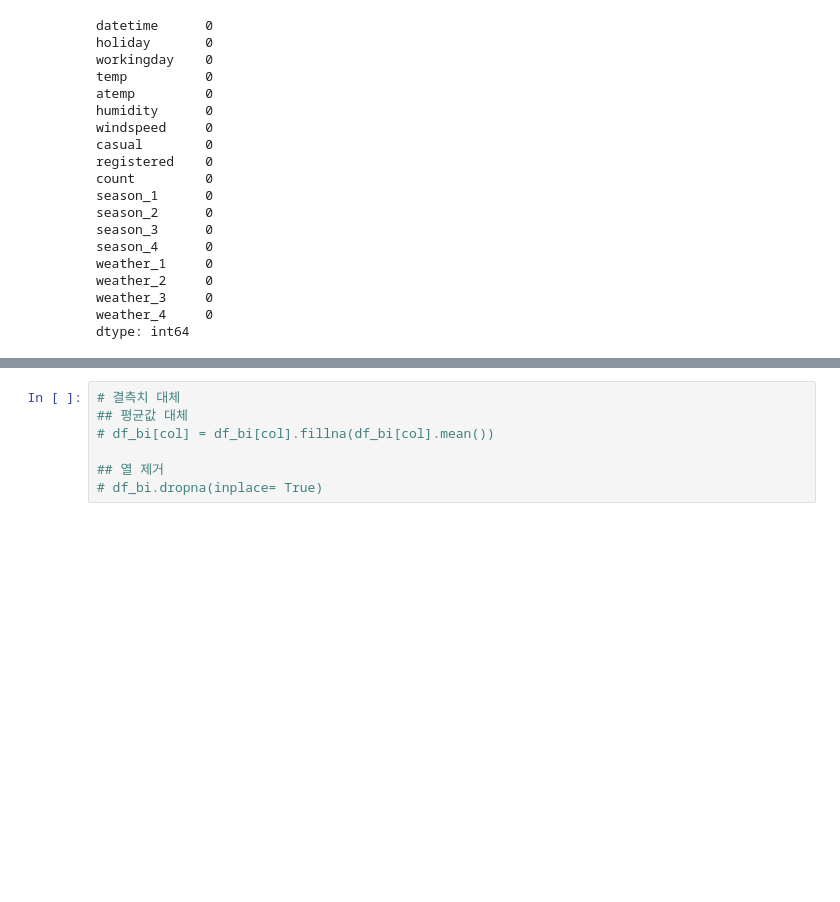
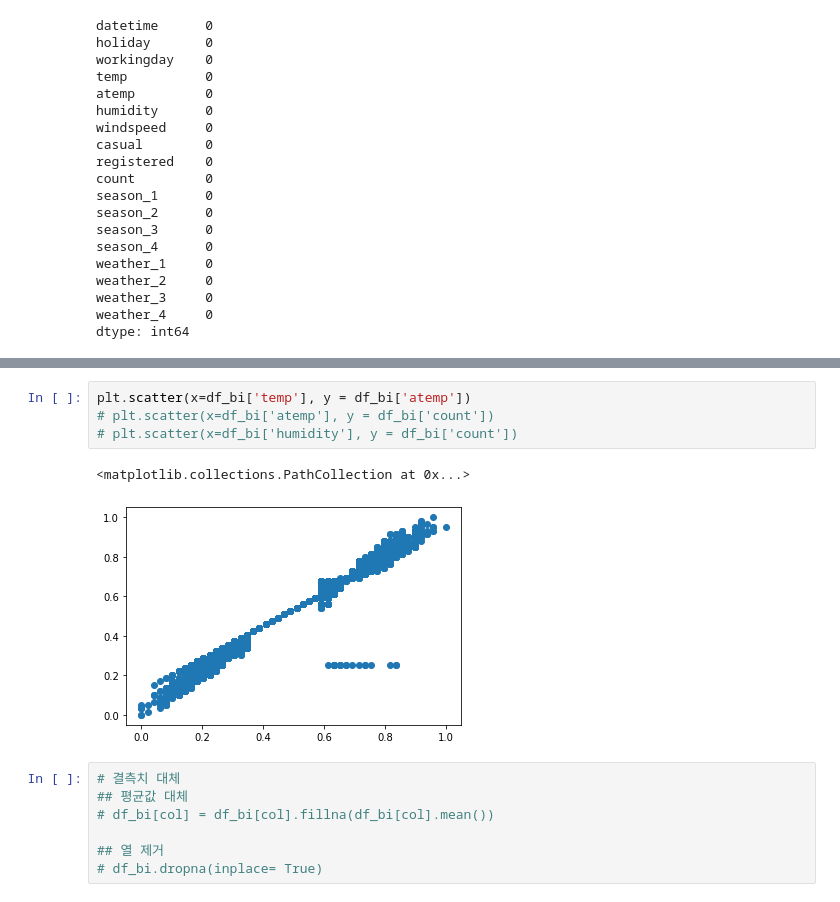
Before and after one commit to datacampic/ML, a Jupyter notebook: 손학영/Preprocessing.ipynb, the cells around one changed output, grey strips where cells are left out. Saved outputs shown, nothing was run; the diff lists cells and outputs as text; blank space fills up the shorter version.

```diff
--- a/손학영/Preprocessing.ipynb
+++ b/손학영/Preprocessing.ipynb
@@ -253,3 +270,10 @@ dtype: int64
+# %%
+plt.scatter(x=df_bi['temp'], y = df_bi['atemp'])
+# plt.scatter(x=df_bi['atemp'], y = df_bi['count'])
+# plt.scatter(x=df_bi['humidity'], y = df_bi['count'])
+# %% [output]
+<matplotlib.collections.PathCollection at 0x...>
+[figure, added]
 # %%
 # 결측치 대체
 ## 평균값 대체
```
Also changed, not shown: parts of 38 cells of this notebook.
